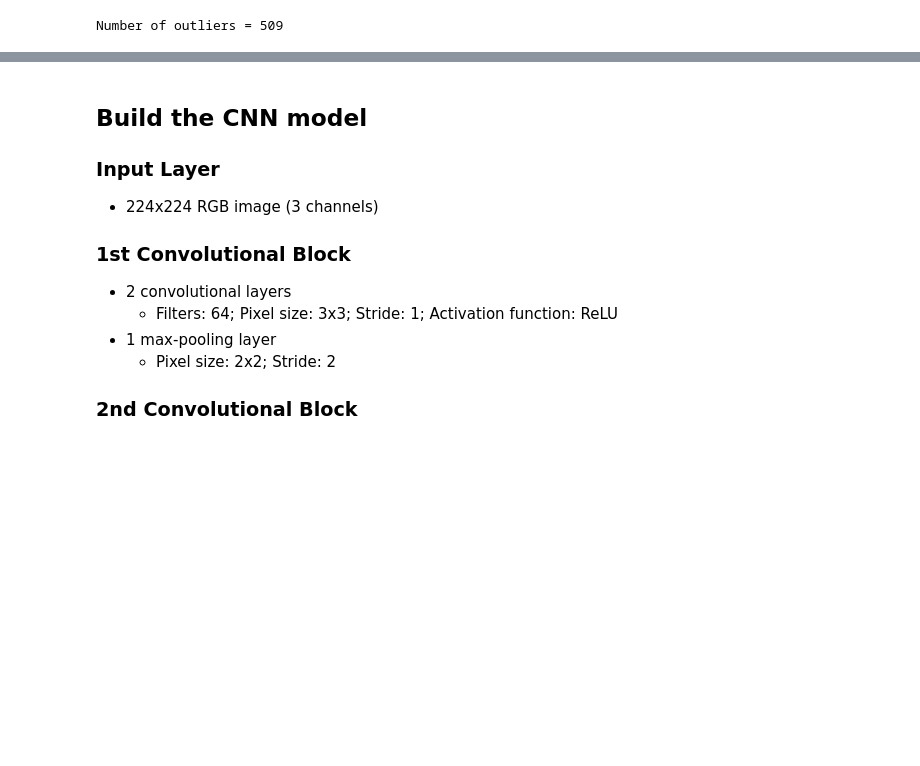
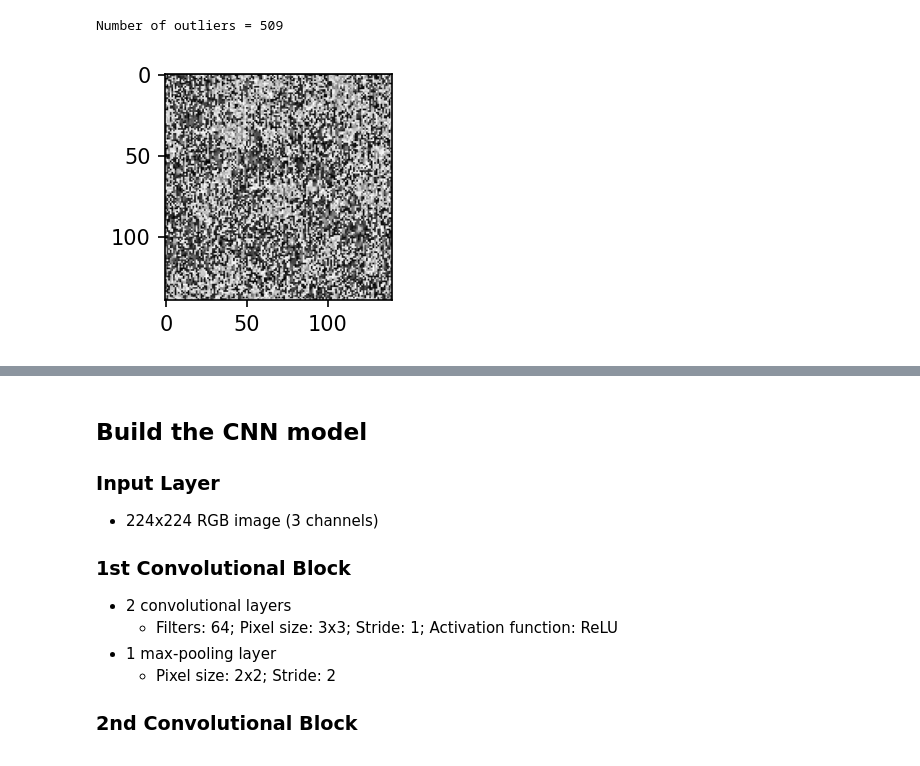
Before and after one commit to adbonzanini/ML-for-plasmas, a Jupyter notebook: Defect_Classification/Defect_Classification_CNN.ipynb, the cells around one changed output, grey strips where cells are left out. Drawn from its saved outputs; the diff is of its cells as text; code cells hidden in the pictures; blank space fills up the shorter version.

```diff
--- a/Defect_Classification/Defect_Classification_CNN.ipynb
+++ b/Defect_Classification/Defect_Classification_CNN.ipynb
@@ -116,6 +124,12 @@ Number of outliers = 509
 #   plt.subplot(155)
 #   plt.imshow(imgTrain[idxCluster[i+4], :, :,:])
 #   plt.show()
+# %%
+plt.figure(dpi=150, figsize=(6, 2))
+plt.imshow(imgTrain[idxCluster[2], :, :,:])
+plt.show()
+# %% [output]
+[figure, added]
 # %%
 # Remove outliers from the training data set
 idxTrain = np.where(clusteringLabels!=-1)[0]
```
Also changed, not shown: parts of 5 cells of this notebook, 6 other files.
